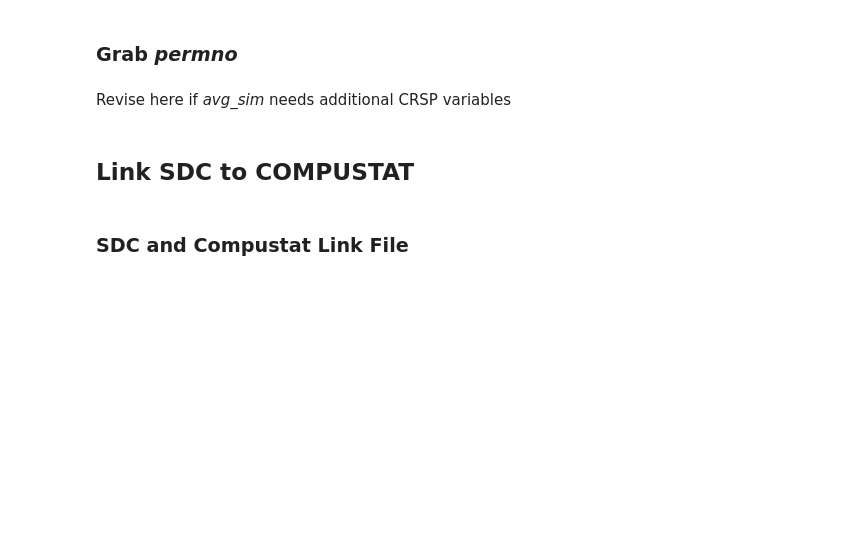
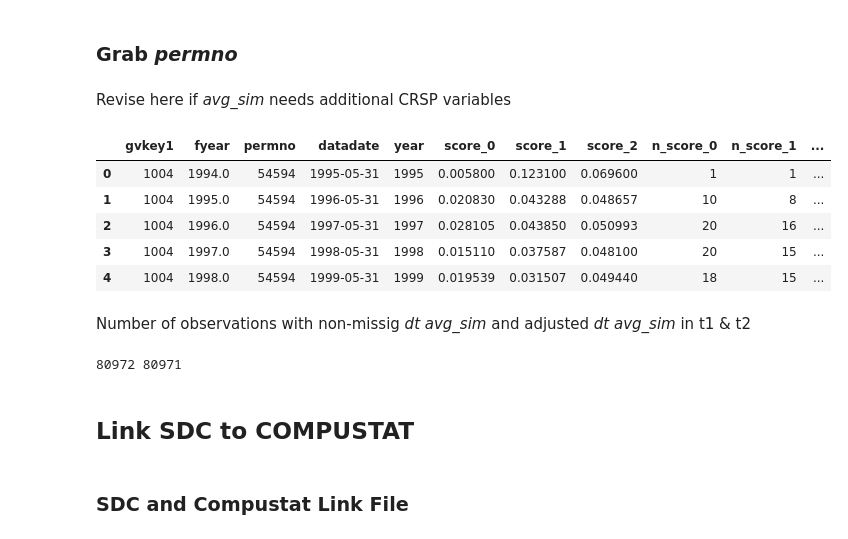
Before and after one commit to heejinohn/cko2019, a Jupyter notebook: 1_code/Review_IV.ipynb, the cells around one changed output. Cells and saved outputs as stored; diff of their text form; code cells hidden in the pictures; blank space fills up the shorter version.

```diff
--- a/1_code/Review_IV.ipynb
+++ b/1_code/Review_IV.ipynb
@@ -93,0 +130,12 @@ len(avg_sim)
+# %%
+ind_avg = tnic_industry.join(avg_sim.reset_index().rename(columns={'gvkey1':'gvkey2'}).set_index(['gvkey2', 'year']),
+                   on=['gvkey2', 'year'], how='left', rsuffix='_a').groupby(level=['gvkey1','year']).mean()
+ind_avg = ind_avg[['score_0_a', 'score_1_a', 'score_2_a', 'z_score_0', 'z_score_1', 'z_score_2']]
+ind_avg.rename(columns={'score_0_a':'s_0_a',
+                        'score_1_a':'s_1_a',
+                        'score_2_a':'s_2_a',
+                        'z_score_0':'z_0_a',
+                        'z_score_1':'z_1_a',
+                        'z_score_2':'z_2_a'}, inplace=True)
+# %%
+avg_sim = avg_sim.join(ind_avg)
@@ -216,5 +270,14 @@ df = df.drop_duplicates(['gvkey1', 'year']).drop(columns='permno1')
 col = list(df)
 col.insert(2, col.pop(col.index('permno')))
 df = df[col]
+# %%
+df.head()
+# %% [output]
+|  | gvkey1 | fyear | permno | datadate | year | score_0 | score_1 | score_2 | n_score_0 | n_score_1 | ... |
+| 0 | 1004 | 1994.0 | 54594 | 1995-05-31 | 1995 | 0.005800 | 0.123100 | 0.069600 | 1 | 1 | ... |
+| 1 | 1004 | 1995.0 | 54594 | 1996-05-31 | 1996 | 0.020830 | 0.043288 | 0.048657 | 10 | 8 | ... |
+| 2 | 1004 | 1996.0 | 54594 | 1997-05-31 | 1997 | 0.028105 | 0.043850 | 0.050993 | 20 | 16 | ... |
+| 3 | 1004 | 1997.0 | 54594 | 1998-05-31 | 1998 | 0.015110 | 0.037587 | 0.048100 | 20 | 15 | ... |
+| 4 | 1004 | 1998.0 | 54594 | 1999-05-31 | 1999 | 0.019539 | 0.031507 | 0.049440 | 18 | 15 | ... |
 # %%
 df['dt_s1'] = np.where(df['year'] == 2017, np.NaN, df['score_1'] - df['score_0'])
@@ -226,3 +304,10 @@ df.set_index(['gvkey1', 'year'], inplace=True)
+# %% [markdown]
+Number of observations with non-missig _dt avg_sim_ and adjusted _dt avg_sim_ in t1 & t2
+# %%
+print(len(dt_sim[(dt_sim['dt_s1'].notnull())&(dt_sim['dt_s2'].notnull())]),
+      len(dt_sim[(dt_sim['dt_s1a'].notnull())&(dt_sim['dt_s2a'].notnull())]))
+# %% [output]
+80972 80971
 # %% [markdown]
 ## Link SDC to COMPUSTAT
 # %% [markdown]
```
Also changed, not shown: parts of 50 cells of this notebook.
